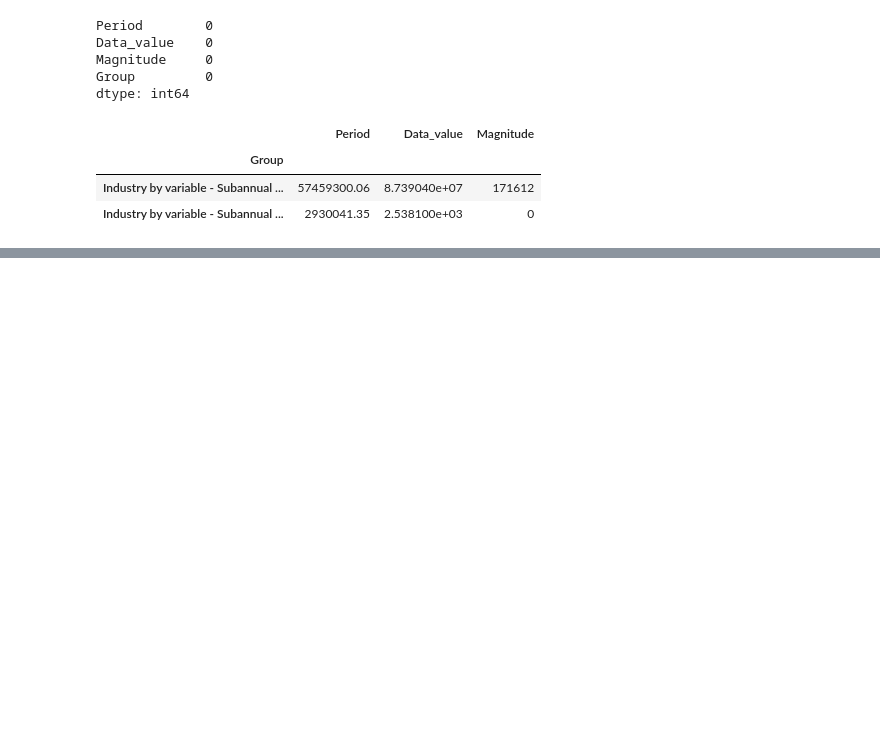
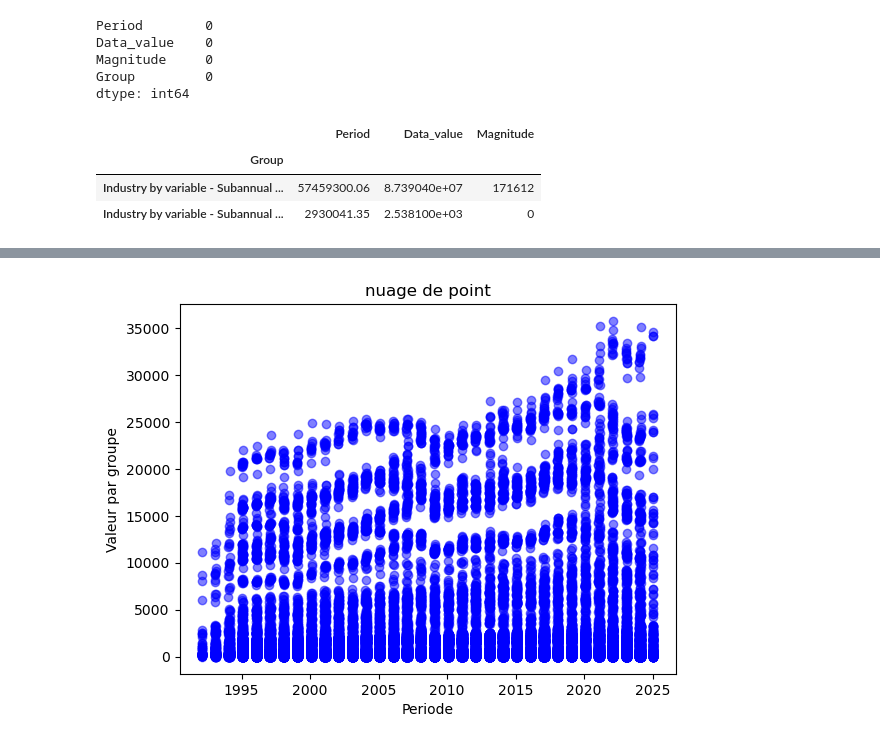
Before and after one commit to Ezekiat/formation, a Jupyter notebook: Untitled Folder/formation.ipynb, the cells around one changed output, grey strips where cells are left out. Cells and saved outputs as stored; diff of their text form; code cells hidden in the pictures; blank space fills up the shorter version.

```diff
--- a/Untitled Folder/formation.ipynb
+++ b/Untitled Folder/formation.ipynb
@@ -96,0 +223,9 @@ df.groupby(['Group']).sum(['Data_value'])
+# %%
+# nuage de point
+plt.scatter(df_cleaned['Period'],df_cleaned['Data_value'], color='blue',alpha=0.5)
+plt.xlabel("Periode")
+plt.ylabel("Valeur par groupe")
+plt.title('nuage de point')
+plt.show()
+# %% [output]
+[figure, added]
```
Also changed, not shown: parts of 25 cells of this notebook.
